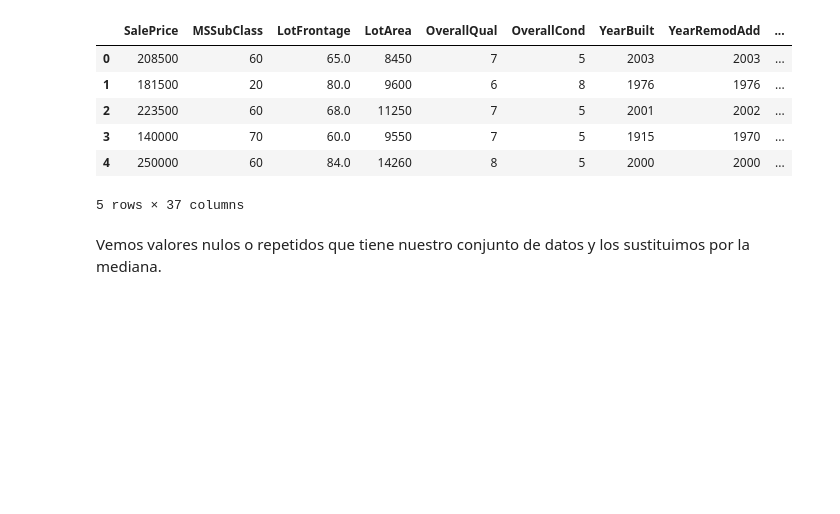
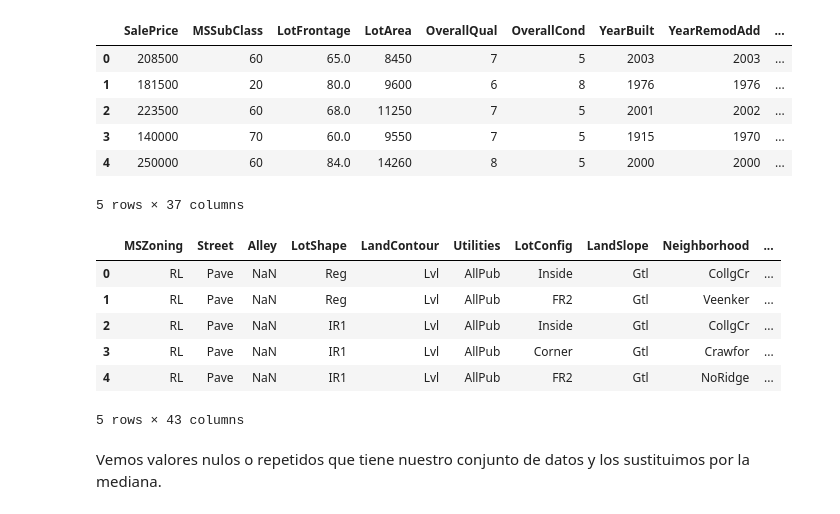
Before and after one commit to SebastianUVG/HT4-ArbolesDecision, a Jupyter notebook: HT4.ipynb, the cells around one changed output. Cells and saved outputs as stored; diff of their text form; code cells hidden in the pictures; blank space fills up the shorter version.

```diff
--- a/HT4.ipynb
+++ b/HT4.ipynb
@@ -326,6 +347,20 @@ datos_numericos.head()
 | 3 | 140000 | 70 | 60.0 | 9550 | 7 | 5 | 1915 | 1970 | ... |
 | 4 | 250000 | 60 | 84.0 | 14260 | 8 | 5 | 2000 | 2000 | ... |
 5 rows × 37 columns
+# %%
+columnas_no_numericas = ['MSZoning', 'Street', 'Alley', 'LotShape', 'LandContour', 'Utilities', 'LotConfig', 'LandSlope', 'Neighborhood', 'Condition1', 'Condition2', 'BldgType', 'HouseStyle', 'RoofStyle', 'RoofMatl', 'Exterior1st', 'Exterior2nd', 'MasVnrType', 'ExterQual', 'ExterCond', 'Foundation', 'BsmtQual', 'BsmtCond', 'BsmtExposure', 'BsmtFinType1', 'BsmtFinType2', 'Heating', 'HeatingQC', 'CentralAir', 'Electrical', 'KitchenQual', 'Functional', 'FireplaceQu', 'GarageType', 'GarageFinish', 'GarageQual', 'GarageCond', 'PavedDrive', 'PoolQC', 'Fence', 'MiscFeature', 'SaleType', 'SaleCondition']
+
+
+letras = datost[columnas_no_numericas]
+letras.head()
+# %% [output]
+|  | MSZoning | Street | Alley | LotShape | LandContour | Utilities | LotConfig | LandSlope | Neighborhood | ... |
+| 0 | RL | Pave | NaN | Reg | Lvl | AllPub | Inside | Gtl | CollgCr | ... |
+| 1 | RL | Pave | NaN | Reg | Lvl | AllPub | FR2 | Gtl | Veenker | ... |
+| 2 | RL | Pave | NaN | IR1 | Lvl | AllPub | Inside | Gtl | CollgCr | ... |
+| 3 | RL | Pave | NaN | IR1 | Lvl | AllPub | Corner | Gtl | Crawfor | ... |
+| 4 | RL | Pave | NaN | IR1 | Lvl | AllPub | FR2 | Gtl | NoRidge | ... |
+5 rows × 43 columns
 # %% [markdown]
 Vemos valores nulos o repetidos que tiene nuestro conjunto de datos y los sustituimos por la mediana.
 # %%
```
Also changed, not shown: parts of 25 cells of this notebook.
